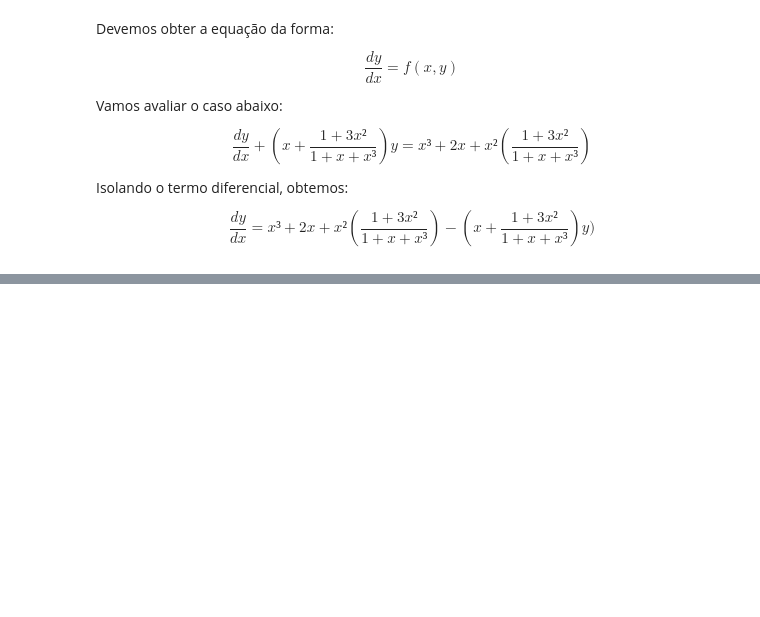
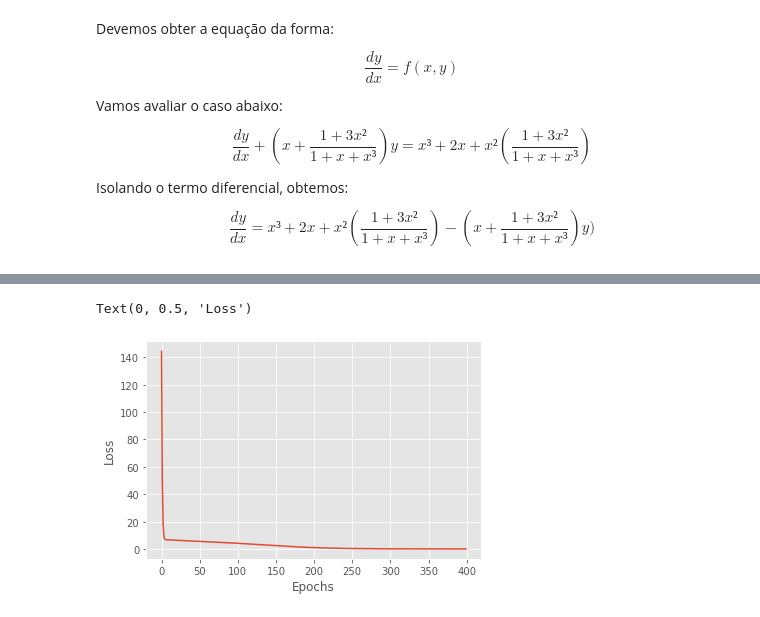
Before and after one commit to FernandoDeCome/TCC, a Jupyter notebook: NeuralNetworks - ODE 2.ipynb, the cells around one changed output, grey strips where cells are left out. Saved outputs shown, nothing was run; the diff lists cells and outputs as text; code cells hidden in the pictures; blank space fills up the shorter version.

```diff
--- a/NeuralNetworks - ODE 2.ipynb
+++ b/NeuralNetworks - ODE 2.ipynb
@@ -120,0 +132,11 @@ Erro: 0.10903743823824974
+# %%
+iterations = []
+for epoch in range(0,epochs):
+    iterations.append(epoch)
+
+plt.plot(iterations, loss);
+plt.xlabel('Epochs')
+plt.ylabel('Loss')
+# %% [output]
+Text(0, 0.5, 'Loss')
+[figure, added]
```
Also changed, not shown: parts of 4 cells of this notebook, 8 other files.
